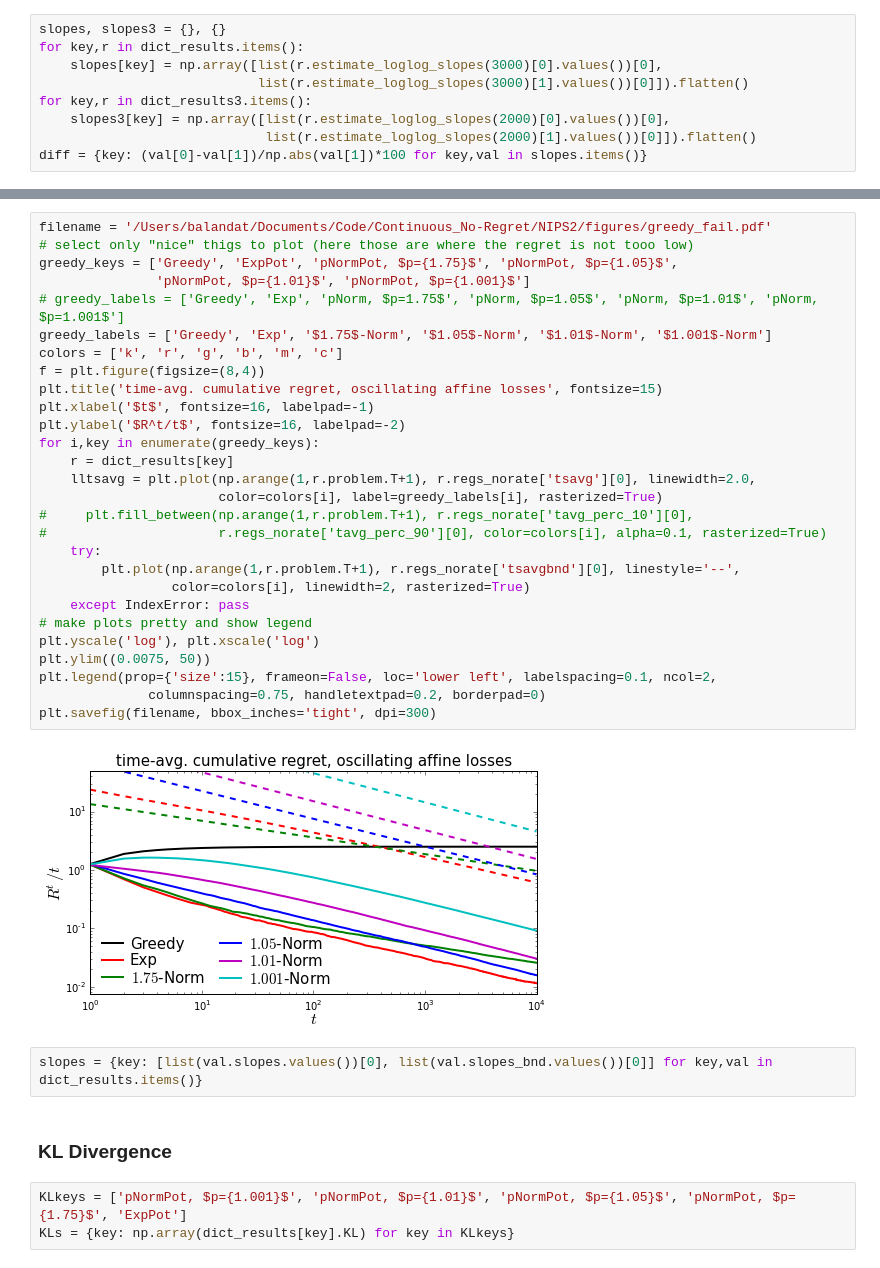
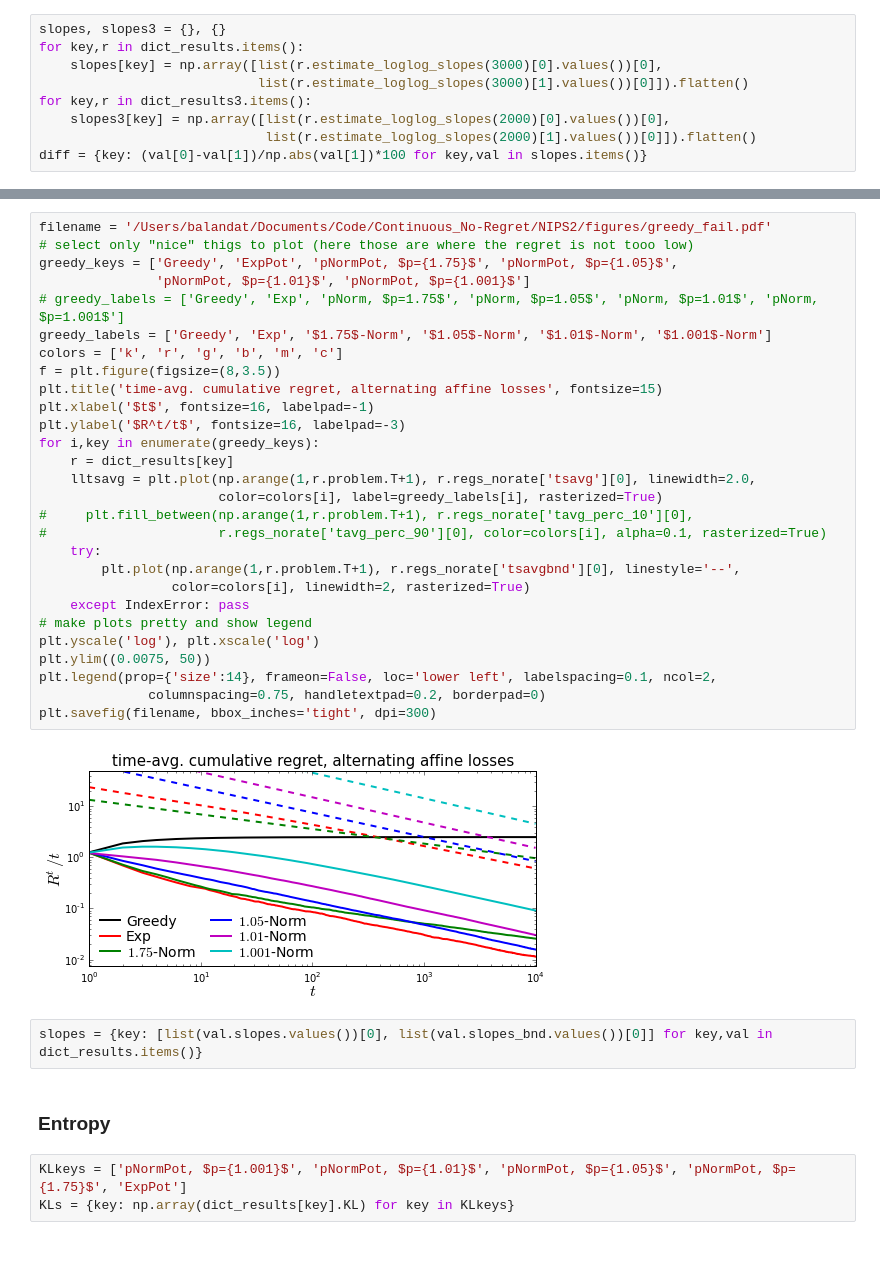
Before and after one commit to Balandat/cont_no_regret, a Jupyter notebook: ipython_notebooks/NIPS2_illustrations.ipynb, the cells around one changed output, grey strips where cells are left out. Cells and saved outputs as stored; diff of their text form.

```diff
--- a/ipython_notebooks/NIPS2_illustrations.ipynb
+++ b/ipython_notebooks/NIPS2_illustrations.ipynb
@@ -102,37 +102,37 @@ print(list(dict_results.keys()))
 # %%
 filename = '/Users/balandat/Documents/Code/Continuous_No-Regret/NIPS2/figures/greedy_fail.pdf'
 # select only "nice" thigs to plot (here those are where the regret is not tooo low)
 greedy_keys = ['Greedy', 'ExpPot', 'pNormPot, $p={1.75}$', 'pNormPot, $p={1.05}$',
                'pNormPot, $p={1.01}$', 'pNormPot, $p={1.001}$']
 # greedy_labels = ['Greedy', 'Exp', 'pNorm, $p=1.75$', 'pNorm, $p=1.05$', 'pNorm, $p=1.01$', 'pNorm, $p=1.001$']
 greedy_labels = ['Greedy', 'Exp', '$1.75$-Norm', '$1.05$-Norm', '$1.01$-Norm', '$1.001$-Norm']
 colors = ['k', 'r', 'g', 'b', 'm', 'c']
-f = plt.figure(figsize=(8,4))
-plt.title('time-avg. cumulative regret, oscillating affine losses', fontsize=15)
+f = plt.figure(figsize=(8,3.5))
+plt.title('time-avg. cumulative regret, alternating affine losses', fontsize=15)
 plt.xlabel('$t$', fontsize=16, labelpad=-1)
-plt.ylabel('$R^t/t$', fontsize=16, labelpad=-2)
+plt.ylabel('$R^t/t$', fontsize=16, labelpad=-3)
 for i,key in enumerate(greedy_keys):
     r = dict_results[key]
     lltsavg = plt.plot(np.arange(1,r.problem.T+1), r.regs_norate['tsavg'][0], linewidth=2.0,
                        color=colors[i], label=greedy_labels[i], rasterized=True)
 #     plt.fill_between(np.arange(1,r.problem.T+1), r.regs_norate['tavg_perc_10'][0],
 #                      r.regs_norate['tavg_perc_90'][0], color=colors[i], alpha=0.1, rasterized=True)
     try:
         plt.plot(np.arange(1,r.problem.T+1), r.regs_norate['tsavgbnd'][0], linestyle='--',
                  color=colors[i], linewidth=2, rasterized=True)
     except IndexError: pass
 # make plots pretty and show legend
 plt.yscale('log'), plt.xscale('log')
 plt.ylim((0.0075, 50))
-plt.legend(prop={'size':15}, frameon=False, loc='lower left', labelspacing=0.1, ncol=2,
+plt.legend(prop={'size':14}, frameon=False, loc='lower left', labelspacing=0.1, ncol=2,
               columnspacing=0.75, handletextpad=0.2, borderpad=0)
 plt.savefig(filename, bbox_inches='tight', dpi=300)
 # %% [output]
-[figure, old version]
+[figure, new version]
 # %%
 slopes = {key: [list(val.slopes.values())[0], list(val.slopes_bnd.values())[0]] for key,val in dict_results.items()}
-# %% [markdown]
-### KL Divergence
+# %% [markdown]
+### Entropy
 # %%
 KLkeys = ['pNormPot, $p={1.001}$', 'pNormPot, $p={1.01}$', 'pNormPot, $p={1.05}$', 'pNormPot, $p={1.75}$', 'ExpPot']
 KLs = {key: np.array(dict_results[key].KL) for key in KLkeys}
```
Also changed, not shown: parts of 10 cells of this notebook, 6 other files.
